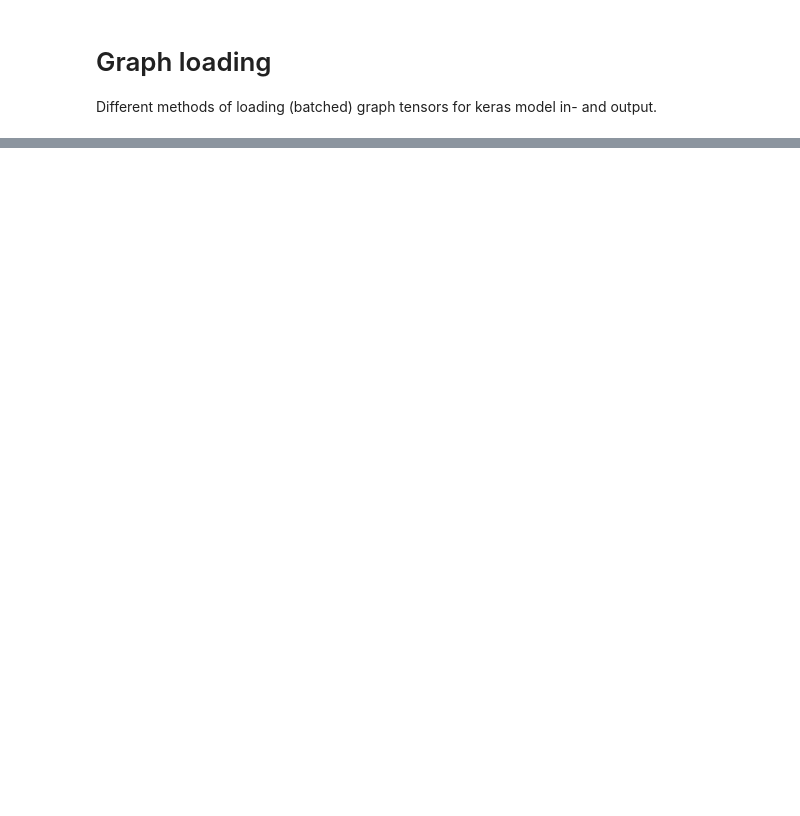
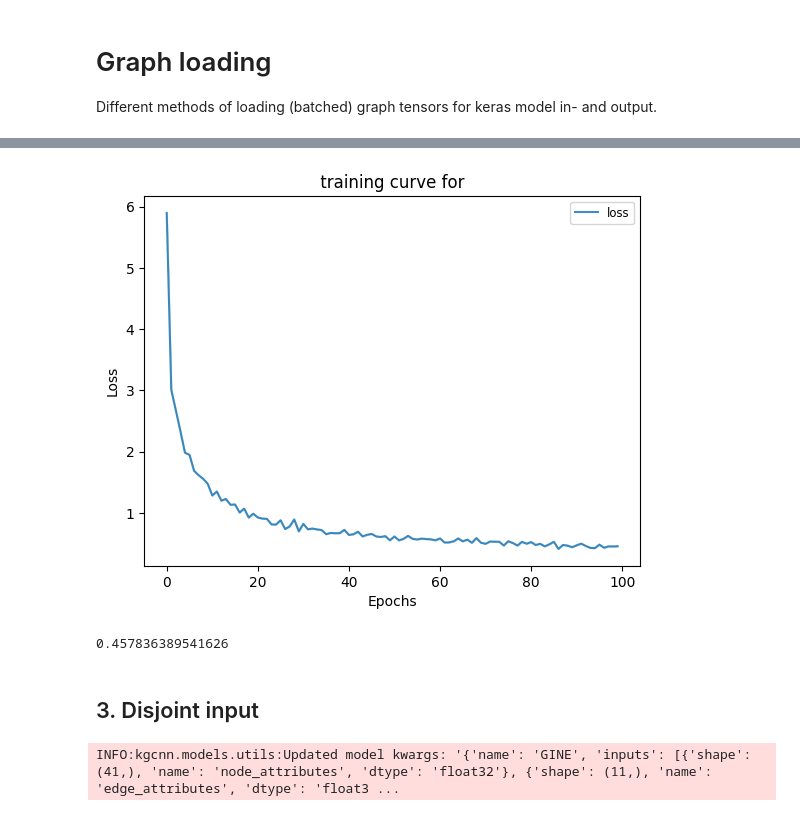
Before and after one commit to aimat-lab/gcnn_keras, a Jupyter notebook: notebooks/tutorial_model_loading_options.ipynb, the cells around one changed output, grey strips where cells are left out. Saved outputs shown, nothing was run; the diff lists cells and outputs as text; code cells hidden in the pictures; blank space fills up the shorter version.

```diff
--- a/notebooks/tutorial_model_loading_options.ipynb
+++ b/notebooks/tutorial_model_loading_options.ipynb
@@ -25,0 +77,7 @@ INFO:kgcnn.models.utils:Updated model kwargs: '{'name': 'GIN', 'inputs': [{'shap
+# %%
+inputs = [
+    {"shape": (None, 41), "name": "node_attributes", "dtype": "float32", "ragged": True},
+    {"shape": (None, 11), "name": "edge_attributes", "dtype": "float32", "ragged": True},
+    {"shape": (None, 2), "name": "edge_indices", "dtype": "int64", "ragged": True},
+]
+outputs = {"shape": (1, ), "name": "graph_labels", "dtype": "float32"}
@@ -25,0 +99,9 @@ INFO:kgcnn.models.utils:Updated model kwargs: '{'name': 'GIN', 'inputs': [{'shap
+# %%
+hist = model.fit(x_train, y_train, epochs=100, verbose=0)
+plot_train_test_loss([hist]);
+print(hist.history["loss"][-1])
+# %% [output]
+[figure, added]
+0.457836389541626
+# %% [markdown]
+## 3. Disjoint input
@@ -25,0 +121,9 @@ INFO:kgcnn.models.utils:Updated model kwargs: '{'name': 'GIN', 'inputs': [{'shap
+# %%
+model = make_model(
+    inputs=inputs,
+    input_tensor_type="disjoint",
+    output_mlp={"units": 1, "activation": "linear"}
+)
+model.compile(loss="mean_absolute_error")
+# %% [output]
+INFO:kgcnn.models.utils:Updated model kwargs: '{'name': 'GINE', 'inputs': [{'shape': (41,), 'name': 'node_attributes', 'dtype': 'float32'}, {'shape': (11,), 'name': 'edge_attributes', 'dtype': 'float3 ...
```
Also changed, not shown: parts of 13 cells of this notebook, 4 other files.
